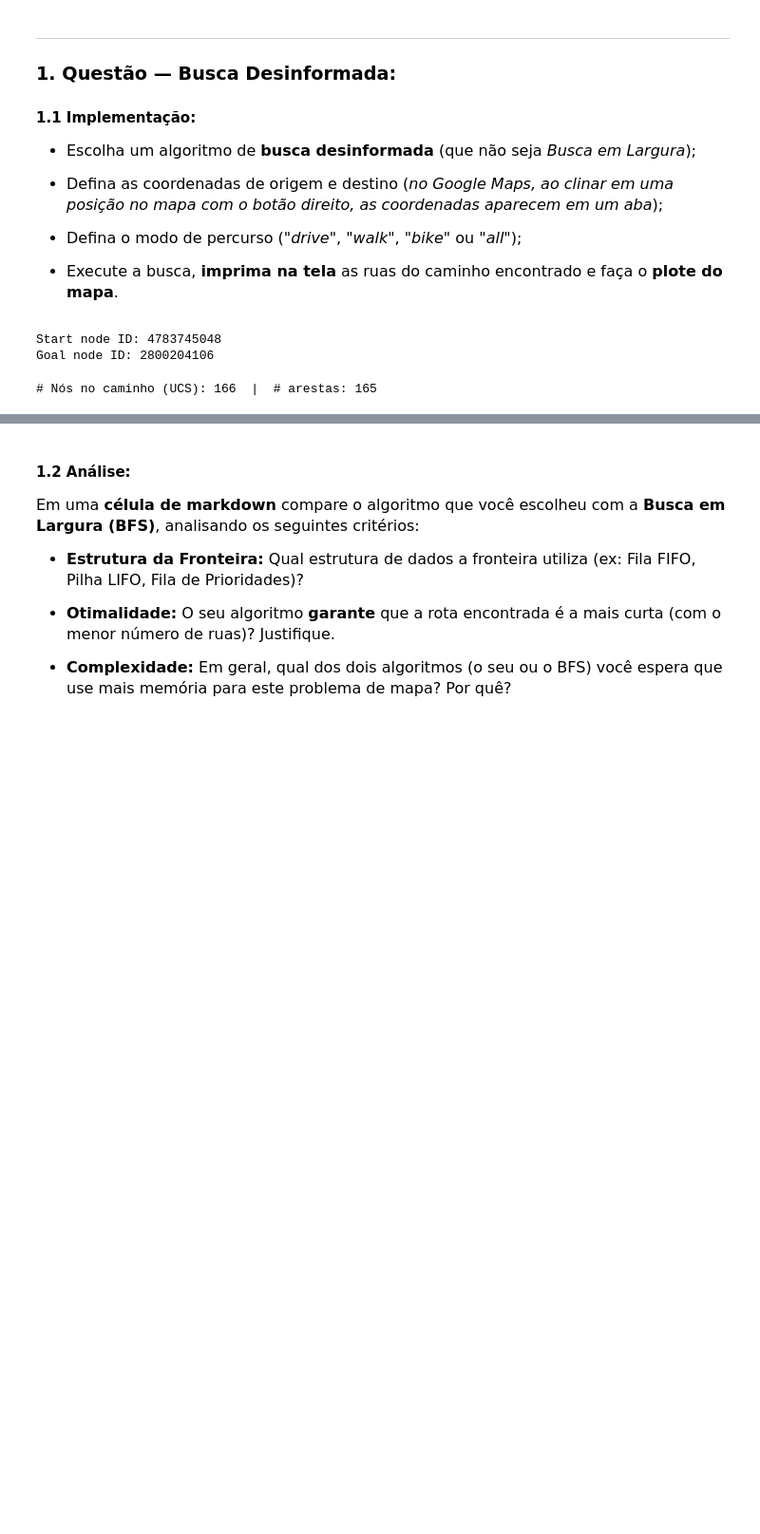
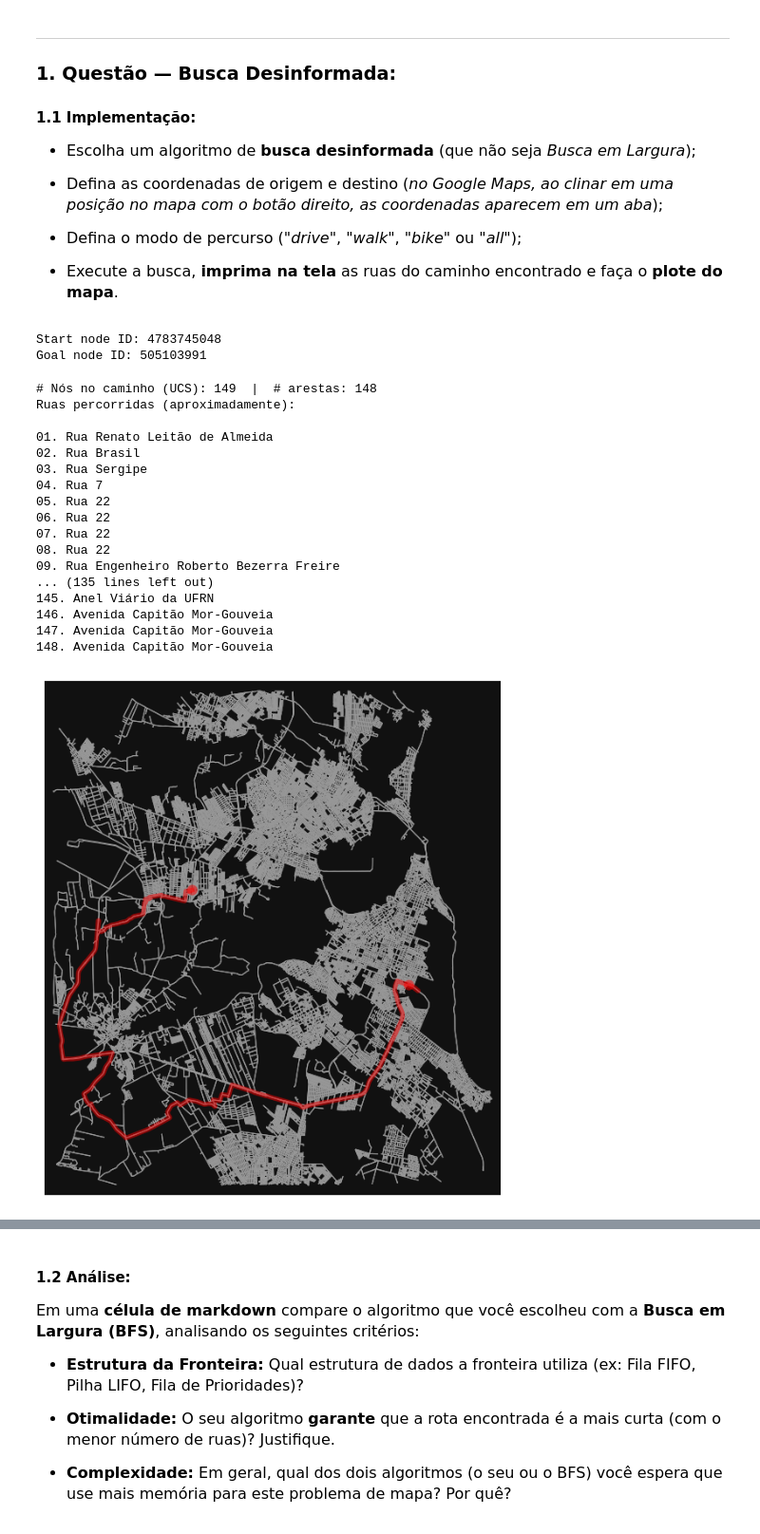
Before and after one commit to BlackbirdBlina/Introducao-a-IA, a Jupyter notebook: Unidade 1/Atividades/atividade3.ipynb, the cells around one changed output, grey strips where cells are left out. Shown at 95% size. Saved outputs shown, nothing was run; the diff lists cells and outputs as text; code cells hidden in the pictures; blank space fills up the shorter version.

```diff
--- a/Unidade 1/Atividades/atividade3.ipynb
+++ b/Unidade 1/Atividades/atividade3.ipynb
@@ -91,7 +91,7 @@ def edges2streets(G, path_nodes):
 
     return streets
 # %%
-class Problem:
+class Problem1:
 
     def __init__(self, initial_state, actions, transition_model, goal_test, step_cost):
 
@@ -103,13 +103,13 @@ class Problem:
 
 class Node:
 
-    def __init__(self, problem, parent = None, action = None):
+    def __init__(self, problem, parent = None, action = None, state = None):
 
         self.parent = parent
         self.action = action
 
         if parent is None:
-            self.state = problem.initial_state
+            self.state = state
             self.path_cost = 0.0
         else:
             self.state = problem.transition_model(parent.state, action)
@@ -170,5 +220,5 @@ class UniformCostSearch:
 # %%
-class MapProblem(Problem):
+class MapProblem(Problem1):
 
     """
     Estados = IDs de nós do grafo OSMNX (NetworkX).
@@ -189,9 +239,11 @@ class MapProblem(Problem):
                          step_cost = self.step_cost_fn)
 
 
-    def actions_fn(self, state):
-
-        return self.G.successors(state) if hasattr(self.G, "successors") else self.G.neighbors(state)
+    def actions_fn(self, state, is_forward = True):
+        if is_forward:
+            return self.G.successors(state) if hasattr(self.G, "successors") else self.G.neighbors(state)
+        else:
+            return self.G.predecessors(state) if hasattr(self.G, "predecessors") else self.G.neighbors(state)
 
 
     def transition_fn(self, state, action):
@@ -214,7 +266,7 @@ class MapProblem(Problem):
 # definindo o grafo da região:
 lat_origin, lon_origin = -5.7842539491146345, -35.313161414434596
 lat_goal, lon_goal = -5.832045868188761, -35.20547959029296
-mode = "bike"  # 'drive' | 'walk' | 'bike' | 'all'
+mode = "drive"  # 'drive' | 'walk' | 'bike' | 'all'
 
 G = graph(lat_origin, lon_origin, lat_goal, lon_goal, mode = mode, margin = 600)
 
@@ -226,27 +278,47 @@ print("Start node ID:", start)
 print("Goal node ID:", goal)
 # %% [output]
 Start node ID: 4783745048
-Goal node ID: 2800204106
+Goal node ID: 505103991
 # %%
 # definindo o problema de busca:
 problem = MapProblem(G, start_node = start, goal_node = goal)
 
 # definindo o modelo de busca:
-ucs = UniformCostSearch(problem)
+bds = BidirectionalSearch(problem, goal)
 
 # inicializando a busca:
-goal_node = ucs.search()
+path_nodes = bds.search()
 # %%
-# extraindo o caminho de nós da solução da busca:
-node = goal_node
-path = []
+# extraindo o caminho de nós da solução da busca, exibe nome das ruas e plota mapa:
+if path_nodes:
+    print(f"# Nós no caminho (UCS): {len(path_nodes)}  |  # arestas: {len(path_nodes)-1}")
+    seq_ruas = edges2streets(G, path_nodes)
 
-while node is not None:
-    path.append(node.state)
-    node = node.parent
+    print("Ruas percorridas (aproximadamente):\n")
+    for i, r in enumerate(seq_ruas, 1):
+        print(f"{i:02d}. {r}")
 
-path_nodes = list(reversed(path))
-
-print(f"# Nós no caminho (UCS): {len(path_nodes)}  |  # arestas: {len(path_nodes)-1}")
+    fig, ax = ox.plot_graph(G, show = False, close = False, node_size = 0, edge_linewidth = 0.8)
+    ox.plot_graph_route(G, path_nodes, ax = ax, route_linewidth = 4, orig_dest_size = 80, show = False, close = False)
+    plt.show()
+else:
+    print("Nenhum caminho foi encontrado.")
 # %% [output]
-# Nós no caminho (UCS): 166  |  # arestas: 165
+# Nós no caminho (UCS): 149  |  # arestas: 148
+Ruas percorridas (aproximadamente):
+
+01. Rua Renato Leitão de Almeida
+02. Rua Brasil
+03. Rua Sergipe
+04. Rua 7
+05. Rua 22
+06. Rua 22
+07. Rua 22
+08. Rua 22
+09. Rua Engenheiro Roberto Bezerra Freire
+... (135 lines left out)
+145. Anel Viário da UFRN
+146. Avenida Capitão Mor-Gouveia
+147. Avenida Capitão Mor-Gouveia
+148. Avenida Capitão Mor-Gouveia
+[figure, added]
```
Also changed, not shown: parts of 11 cells of this notebook.
